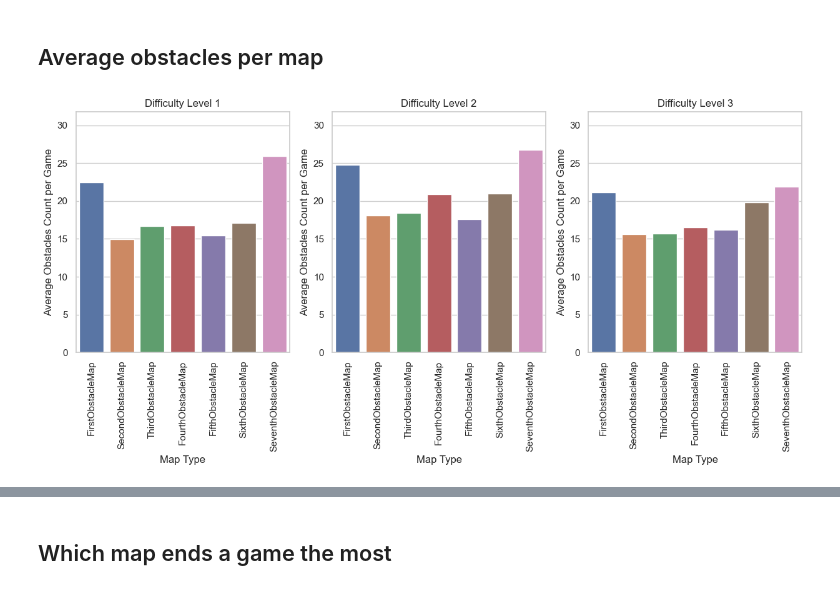
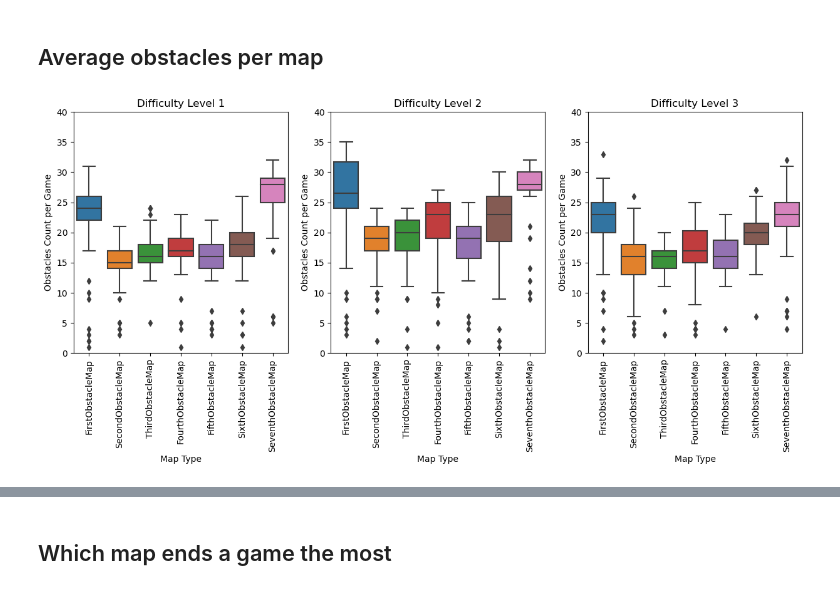
Before and after one commit to KarolinaMaczka/EndlessRunGame, a Jupyter notebook: analyses/map_data.ipynb, the cells around one changed output, grey strips where cells are left out. Saved outputs shown, nothing was run; the diff lists cells and outputs as text; code cells hidden in the pictures.

```diff
--- a/analyses/map_data.ipynb
+++ b/analyses/map_data.ipynb
@@ -47,25 +47,28 @@ print(df.head(5))
 # %%
 # plot average obstacles count per game for each difficulty level per map type
 
 # find max avg number of obstacles count per game for each difficulty level
-max_obstacles_count = df.groupby(['difficulty_level', 'map_type'])['obstacles_count'].mean().max()
+# max_obstacles_count = df.groupby(['difficulty_level', 'map_type'])['obstacles_count'].mean().max()
+max_obstacles_count = df['obstacles_count'].max()
 
-df_plot = df.groupby(['difficulty_level', 'map_type'])['obstacles_count'].mean().reset_index()
+# df_plot = df.groupby(['difficulty_level', 'map_type'])['obstacles_count'].mean().reset_index()
+df_plot = df # for boxplot
 df_plot['map_type'] = pd.Categorical(df_plot['map_type'], ['FirstObstacleMap', 'SecondObstacleMap', 'ThirdObstacleMap', 'FourthObstacleMap', 'FifthObstacleMap', 'SixthObstacleMap', 'SeventhObstacleMap'])
 df_plot = df_plot.sort_values(by=['difficulty_level', 'map_type'])
 
 fig, ax = plt.subplots(1,3,figsize=(15, 5))
 for difficulty in df['difficulty_level'].unique():
     i = int(difficulty) - 1
     df_plot_difficulty = df_plot[df_plot['difficulty_level'] == difficulty]
-    sns.barplot(x='map_type', y='obstacles_count', data=df_plot_difficulty, ax=ax[i])
+    # sns.barplot(x='map_type', y='obstacles_count', data=df_plot_difficulty, ax=ax[i])
+    sns.boxplot(x='map_type', y='obstacles_count', data=df_plot_difficulty, ax=ax[i])
     ax[i].set_title('Difficulty Level ' + str(difficulty))
     ax[i].set_xlabel('Map Type')
-    ax[i].set_ylabel('Average Obstacles Count per Game')
+    ax[i].set_ylabel('Obstacles Count per Game')
     ax[i].set_ylim(0, max_obstacles_count + 5)
     for tick in ax[i].get_xticklabels():
         tick.set_rotation(90)
 
 plt.show()
 # %% [output]
-[figure, old version]
+[figure, new version]
```
Also changed, not shown: parts of 5 cells of this notebook, 2 other files.
